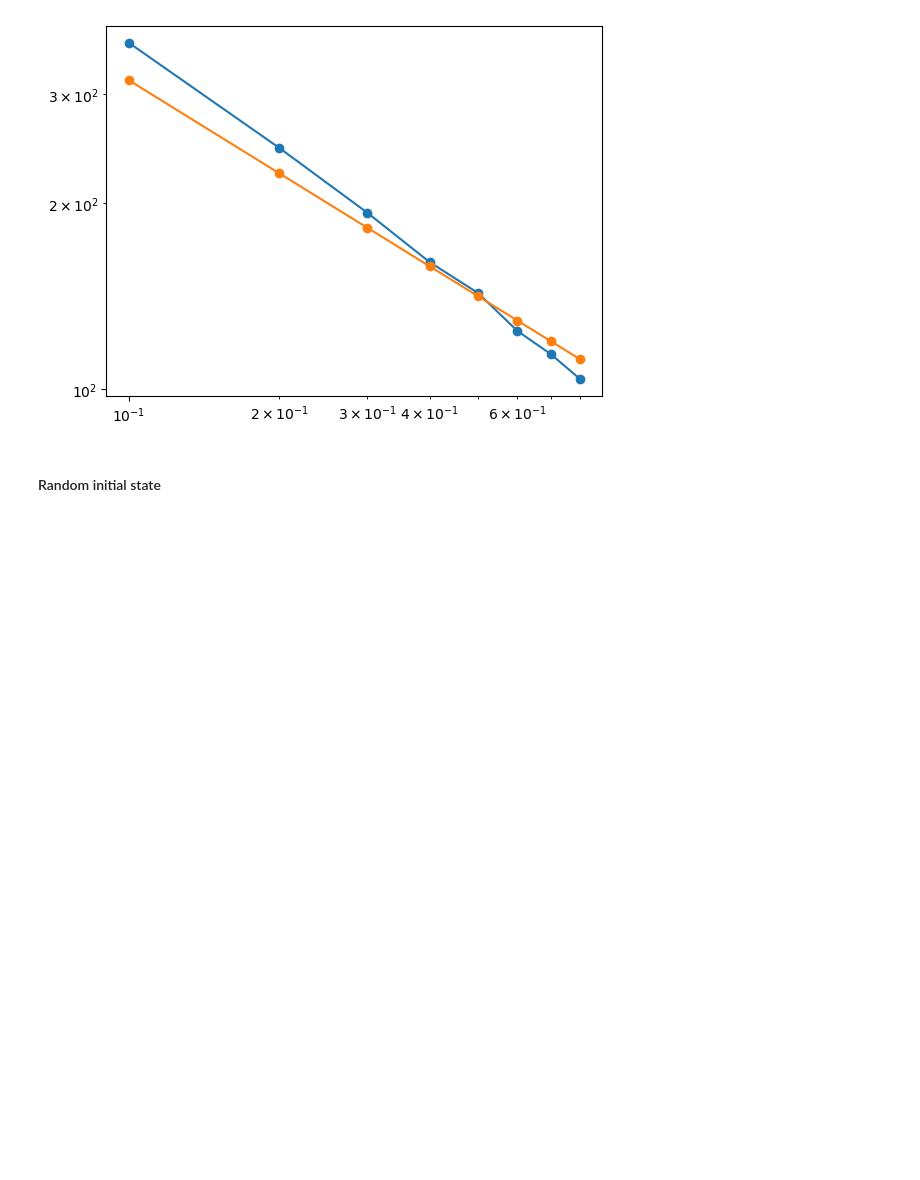
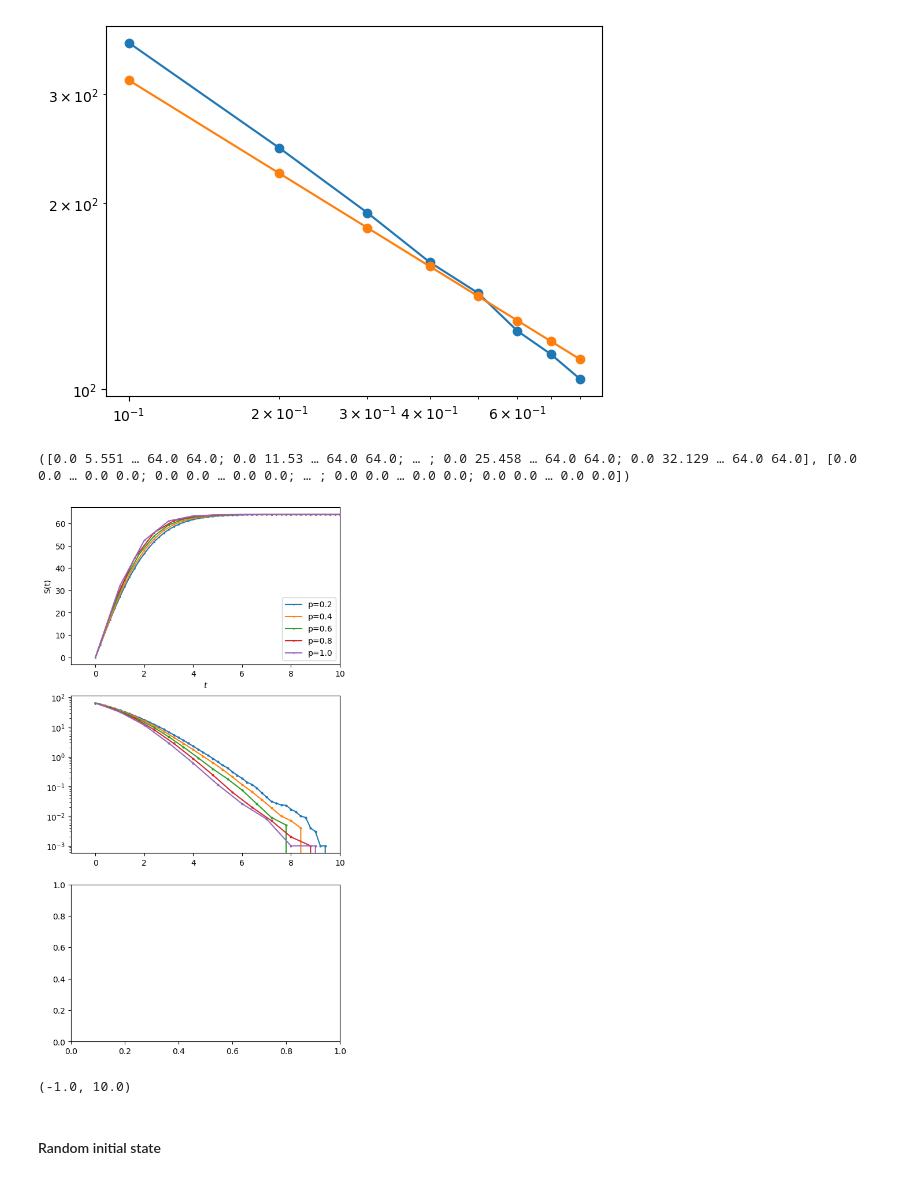
Before and after one commit to sangsq/julia-clifford, a Jupyter notebook: notebooks/channels.ipynb, the cells around one changed output. Cells and saved outputs as stored; diff of their text form; code cells hidden in the pictures; blank space fills up the shorter version.

```diff
--- a/notebooks/channels.ipynb
+++ b/notebooks/channels.ipynb
@@ -229,6 +301,55 @@ xscale("log")
 yscale("log")
 # %% [output]
 [figure]
+# %%
+n = 64
+p = 0.2
+dilation_list = 0.2:0.2:1
+n_average = 1000
+n_step = 1000
+channel = depolarize!
+op = adam_op!
+ees = zeros(length(dilation_list), n_step)
+ls = zeros(length(dilation_list), n_step)
+
+for i in 1:length(dilation_list)
+    dilation = dilation_list[i]
+    for _ in 1:n_average
+        state = all_up(n)
+        for k in 1:n_step
+            ees[i, k] += entropy(state)
+            if ees[i, k] == n
+                ees[i, k+1:end] .+= n
+                break
+            end
+            bw_update!(state, channel, p, op, dilation)
+        end
+    end
+end
+ees ./= n_average
+ls ./= n_average
+result = ees, ls
+# %% [output]
+([0.0 5.551 … 64.0 64.0; 0.0 11.53 … 64.0 64.0; … ; 0.0 25.458 … 64.0 64.0; 0.0 32.129 … 64.0 64.0], [0.0 0.0 … 0.0 0.0; 0.0 0.0 … 0.0 0.0; … ; 0.0 0.0 … 0.0 0.0; 0.0 0.0 … 0.0 0.0])
+# %%
+ees, ls = result
+fg, ax = subplots(3, figsize=(6, 12))
+
+for i in 1:length(dilation_list)
+    dilation = dilation_list[i]
+    x = (0:n_step-1) * dilation
+    ax[1].plot(x, ees[i, :], "o-", label=string("p=", dilation_list[i]), ms=1)
+    ax[2].plot(x, n .- ees[i, :], "o-", ms=2)
+end
+ax[1].set_xlabel(L"t")
+ax[1].set_ylabel("S(t)")
+ax[1].set_xlim(-1, 10)
+ax[1].legend()
+ax[2].set_yscale("log")
+ax[2].set_xlim(-1, 10)
+# %% [output]
+[figure, added]
+(-1.0, 10.0)
 # %% [markdown]
 #### Random initial state
 # %%
```
Also changed, not shown: parts of 30 cells of this notebook, 9 other files.
